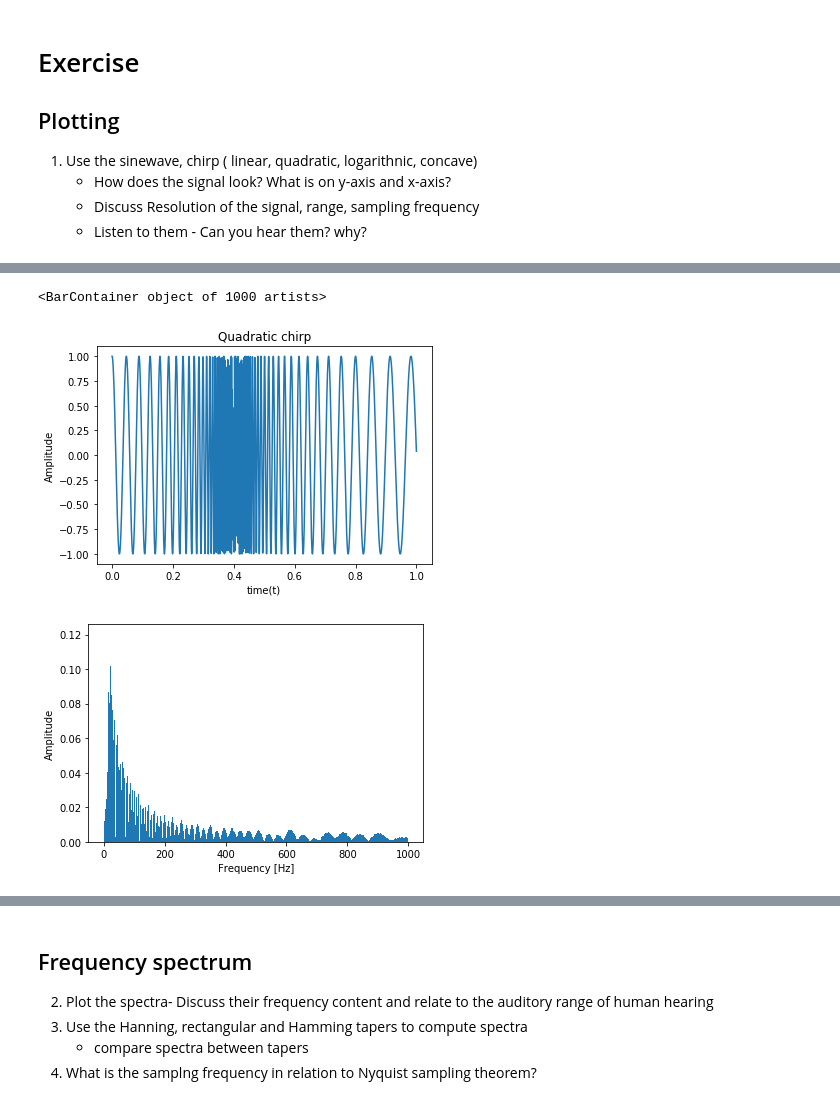
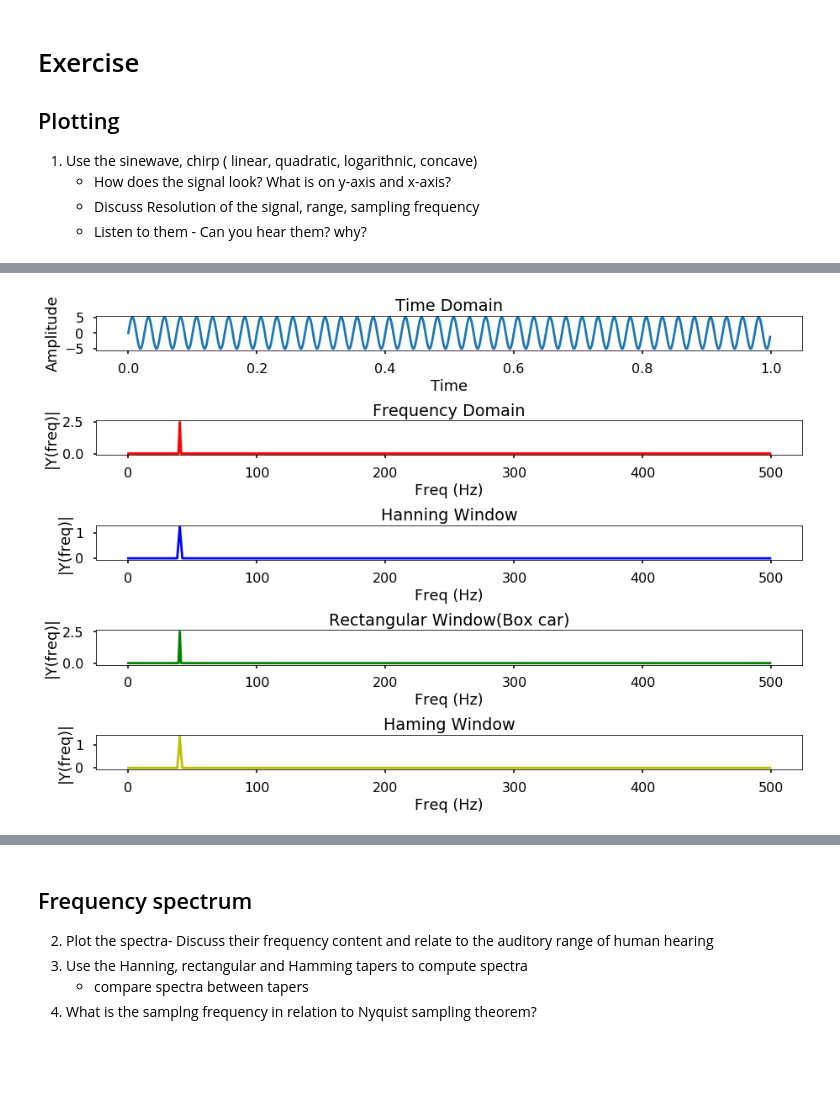
Before and after one commit to finetard/BM5150-NSP, a Jupyter notebook: bm19mtech11006/tutorial_1_basics.ipynb, the cells around one changed output, grey strips where cells are left out. Saved outputs shown, nothing was run; the diff lists cells and outputs as text; code cells hidden in the pictures; blank space fills up the shorter version.

```diff
--- a/bm19mtech11006/tutorial_1_basics.ipynb
+++ b/bm19mtech11006/tutorial_1_basics.ipynb
@@ -9,3 +9,5 @@
 import numpy as np
 import scipy.signal as sig
 import matplotlib.pyplot as plt
+%matplotlib inline
+plt.style.use('seaborn-poster')
@@ -141,33 +13,0 @@ plt.bar(f[:N // 2], np.abs(fft)[:N // 2] * 1 / N, width=1.5)  # 1 / N is a norma
-# %%
-########################## Chirp - Hyperbolic ################################
-
-#  Time Domain
-N = 2000 # number of samples
-n = np.linspace(0,1,N) # discrete time
-f0 = 20
-t1 = .2
-f1 = 40
-
-y_ch_hyp = sig.chirp(n, f0, t1, f1, method="hyperbolic")
-
-plt.plot(n,y_ch_hyp)
-plt.title("Quadratic chirp")
-plt.xlabel("time(t)")
-plt.ylabel("Amplitude")
-
-
-# Frequency domain
-
-fft = np.fft.fft(y_ch_hyp)
-T = n[1] - n[0]  # sampling interval
-
-# 1/T = frequency
-f = np.linspace(0, 1 / T, N)
-plt.figure()
-plt.ylabel("Amplitude")
-plt.xlabel("Frequency [Hz]")
-plt.bar(f[:N // 2], np.abs(fft)[:N // 2] * 1 / N, width=1.5)  # 1 / N is a normalization factor
-# %% [output]
-<BarContainer object of 1000 artists>
-[figure, removed]
-[figure, removed]
@@ -173,0 +76,12 @@ plt.bar(f[:N // 2], np.abs(fft)[:N // 2] * 1 / N, width=1.5)  # 1 / N is a norma
+# %%
+########################## SINE WAVE ################################
+
+Fs = 1000.0  # sampling rate
+Ts = 1.0/Fs # sampling interval
+n = np.arange(0,1,Ts) # time vector
+f = 40
+y_sin = 5 * np.sin(2*np.pi*f*n)
+
+plotSpectrum(n, y_sin, Fs)
+# %% [output]
+[figure, added]
```
Also changed, not shown: parts of 9 cells of this notebook.
